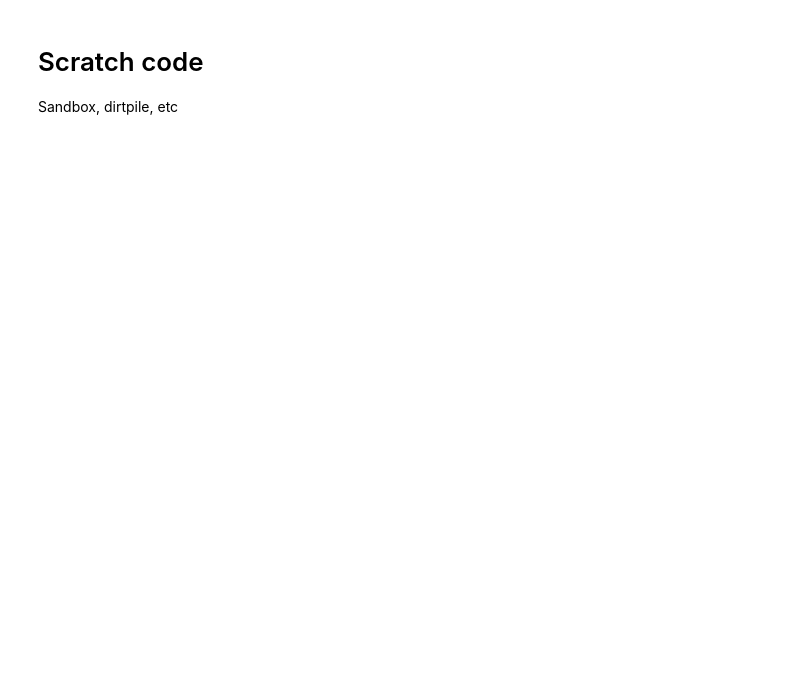
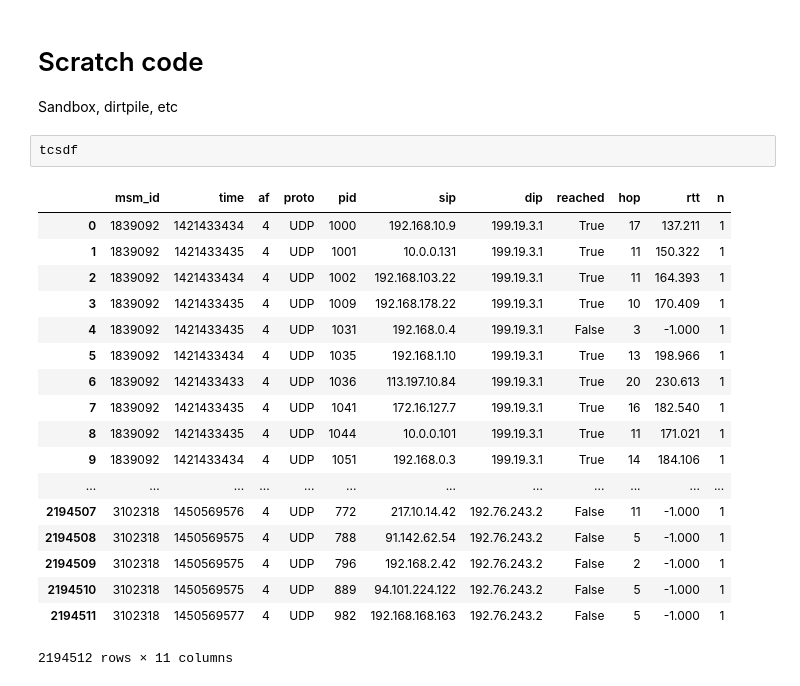
Before and after one commit to mami-project/udpdiff, a Jupyter notebook: atlas_probe_conn_Jan16/probe_udp_traceconn.ipynb, the cells around one changed output. Cells and saved outputs as stored; diff of their text form; blank space fills up the shorter version.

```diff
--- a/atlas_probe_conn_Jan16/probe_udp_traceconn.ipynb
+++ b/atlas_probe_conn_Jan16/probe_udp_traceconn.ipynb
@@ -281,3 +286,24 @@ plt.xlim(0,32)
 # Scratch code
 
 Sandbox, dirtpile, etc
+# %%
+tcsdf
+# %% [output]
+|  | msm_id | time | af | proto | pid | sip | dip | reached | hop | rtt | n |
+| 0 | 1839092 | 1421433434 | 4 | UDP | 1000 | 192.168.10.9 | 199.19.3.1 | True | 17 | 137.211 | 1 |
+| 1 | 1839092 | 1421433435 | 4 | UDP | 1001 | 10.0.0.131 | 199.19.3.1 | True | 11 | 150.322 | 1 |
+| 2 | 1839092 | 1421433434 | 4 | UDP | 1002 | 192.168.103.22 | 199.19.3.1 | True | 11 | 164.393 | 1 |
+| 3 | 1839092 | 1421433435 | 4 | UDP | 1009 | 192.168.178.22 | 199.19.3.1 | True | 10 | 170.409 | 1 |
+| 4 | 1839092 | 1421433435 | 4 | UDP | 1031 | 192.168.0.4 | 199.19.3.1 | False | 3 | -1.000 | 1 |
+| 5 | 1839092 | 1421433434 | 4 | UDP | 1035 | 192.168.1.10 | 199.19.3.1 | True | 13 | 198.966 | 1 |
+| 6 | 1839092 | 1421433433 | 4 | UDP | 1036 | 113.197.10.84 | 199.19.3.1 | True | 20 | 230.613 | 1 |
+| 7 | 1839092 | 1421433435 | 4 | UDP | 1041 | 172.16.127.7 | 199.19.3.1 | True | 16 | 182.540 | 1 |
+| 8 | 1839092 | 1421433435 | 4 | UDP | 1044 | 10.0.0.101 | 199.19.3.1 | True | 11 | 171.021 | 1 |
+| 9 | 1839092 | 1421433434 | 4 | UDP | 1051 | 192.168.0.3 | 199.19.3.1 | True | 14 | 184.106 | 1 |
+| ... | ... | ... | ... | ... | ... | ... | ... | ... | ... | ... | ... |
+| 2194507 | 3102318 | 1450569576 | 4 | UDP | 772 | 217.10.14.42 | 192.76.243.2 | False | 11 | -1.000 | 1 |
+| 2194508 | 3102318 | 1450569575 | 4 | UDP | 788 | 91.142.62.54 | 192.76.243.2 | False | 5 | -1.000 | 1 |
+| 2194509 | 3102318 | 1450569575 | 4 | UDP | 796 | 192.168.2.42 | 192.76.243.2 | False | 2 | -1.000 | 1 |
+| 2194510 | 3102318 | 1450569575 | 4 | UDP | 889 | 94.101.224.122 | 192.76.243.2 | False | 5 | -1.000 | 1 |
+| 2194511 | 3102318 | 1450569577 | 4 | UDP | 982 | 192.168.168.163 | 192.76.243.2 | False | 5 | -1.000 | 1 |
+2194512 rows × 11 columns
```
Also changed, not shown: parts of 3 cells of this notebook.
